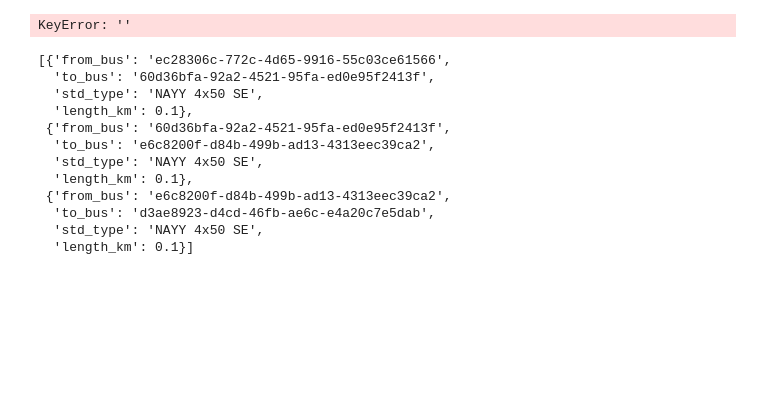
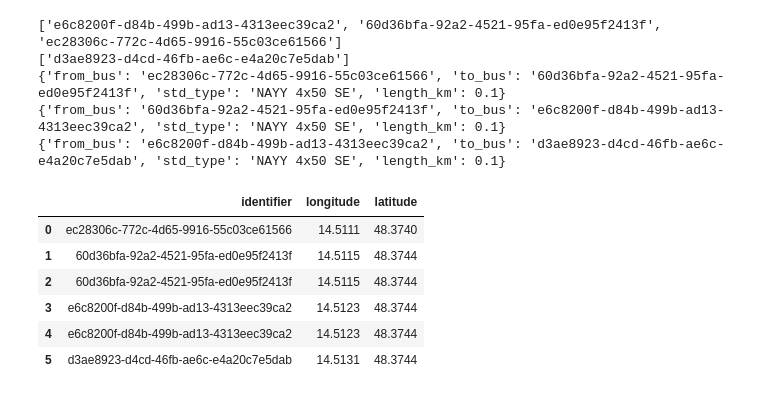
Before and after one commit to prescriptiveanalytics/EnergyScheduling, a Jupyter notebook: Prototype/coordinator/demo.ipynb, the cells around one changed output. Drawn from its saved outputs; the diff is of its cells as text; code cells hidden in the pictures; blank space fills up the shorter version.

```diff
--- a/Prototype/coordinator/demo.ipynb
+++ b/Prototype/coordinator/demo.ipynb
@@ -11,20 +71,36 @@ with open(config_file, "r") as input_file:
+# %%
+lines_df = get_line_connections(consumers, network)
+lines_df
+# %% [output]
+['e6c8200f-d84b-499b-ad13-4313eec39ca2', '60d36bfa-92a2-4521-95fa-ed0e95f2413f', 'ec28306c-772c-4d65-9916-55c03ce61566']
+['d3ae8923-d4cd-46fb-ae6c-e4a20c7e5dab']
+{'from_bus': 'ec28306c-772c-4d65-9916-55c03ce61566', 'to_bus': '60d36bfa-92a2-4521-95fa-ed0e95f2413f', 'std_type': 'NAYY 4x50 SE', 'length_km': 0.1}
+{'from_bus': '60d36bfa-92a2-4521-95fa-ed0e95f2413f', 'to_bus': 'e6c8200f-d84b-499b-ad13-4313eec39ca2', 'std_type': 'NAYY 4x50 SE', 'length_km': 0.1}
+{'from_bus': 'e6c8200f-d84b-499b-ad13-4313eec39ca2', 'to_bus': 'd3ae8923-d4cd-46fb-ae6c-e4a20c7e5dab', 'std_type': 'NAYY 4x50 SE', 'length_km': 0.1}
+|  | identifier | longitude | latitude |
+| 0 | ec28306c-772c-4d65-9916-55c03ce61566 | 14.5111 | 48.3740 |
+| 1 | 60d36bfa-92a2-4521-95fa-ed0e95f2413f | 14.5115 | 48.3744 |
+| 2 | 60d36bfa-92a2-4521-95fa-ed0e95f2413f | 14.5115 | 48.3744 |
+| 3 | e6c8200f-d84b-499b-ad13-4313eec39ca2 | 14.5123 | 48.3744 |
+| 4 | e6c8200f-d84b-499b-ad13-4313eec39ca2 | 14.5123 | 48.3744 |
+| 5 | d3ae8923-d4cd-46fb-ae6c-e4a20c7e5dab | 14.5131 | 48.3744 |
 # %%
 # read consumer data
 request_consumers = f"{config['consumer_api']}/consumer/all"
 result = requests.get(request_consumers)
-consumers = json.loads(json.loads(result.text))
+consumers = json.loads(result.text)
 # read network data
 initialize_network = f"{config['network_api']}/initialize"
 request_initialize = requests.get(initialize_network)
 
 request_network = f"{config['network_api']}/network"
 result = requests.get(request_network)
-network = json.loads(json.loads(result.text))
+network = json.loads(result.text)
 
-unix_time_seconds = 1692347305
+unix_time_seconds = 1692619200
 request_opf = f"{config['network_api']}/opf/{unix_time_seconds}"
-result = requests.get(request_network)
-opf = json.loads(json.loads(result.text))
+result = requests.get(request_opf)
+opf = json.loads(result.text)
 
 # create pandas data frame
 data = {}
@@ -33,33 +109,19 @@ data['identifier'] = [x['identifier'] for x in consumers]
 data['latitude'] = [x['latitude'] for x in consumers]
 data['longitude'] = [x['longitude'] for x in consumers]
 data['category'] = [x['category'] for x in consumers]
-data['network_entity'] = [x['network_entity'] for x in consumers]
+
 
 data['name'] += ([x['name'] for x in network['entities']])
 data['identifier'] += ([x['identifier'] for x in network['entities']])
 data['latitude'] += ([x['latitude'] for x in network['entities']])
 data['longitude'] += ([x['longitude'] for x in network['entities']])
-data['category'] += ([x['category'] for x in network['entities']])
-data['network_entity'] += ([x['network_entity'] for x in network['entities']])
+data['category'] += [x['category'] for x in network['entities']]
 
-df_nodes = pd.DataFrame(data=data)
-
-data_lines = {}
-# data_lines['']
+node_df = pd.DataFrame(data=data)
+bus_df = pd.DataFrame(data=opf['bus'])
+load_df = pd.DataFrame(data=opf['load'])
+line_df = pd.DataFrame(data=opf['line'])
+res_bus = pd.DataFrame(data=opf['res_bus'])
+res_line = pd.DataFrame(data=opf['res_line'])
+res_load = pd.DataFrame(data=opf['res_load'])
+res_ext_grid = pd.DataFrame(data=opf['res_ext_grid'])
-# %% [output]
-KeyError: ''
-# %%
-network['lines']
-# %% [output]
-[{'from_bus': 'ec28306c-772c-4d65-9916-55c03ce61566',
-  'to_bus': '60d36bfa-92a2-4521-95fa-ed0e95f2413f',
-  'std_type': 'NAYY 4x50 SE',
-  'length_km': 0.1},
- {'from_bus': '60d36bfa-92a2-4521-95fa-ed0e95f2413f',
-  'to_bus': 'e6c8200f-d84b-499b-ad13-4313eec39ca2',
-  'std_type': 'NAYY 4x50 SE',
-  'length_km': 0.1},
- {'from_bus': 'e6c8200f-d84b-499b-ad13-4313eec39ca2',
-  'to_bus': 'd3ae8923-d4cd-46fb-ae6c-e4a20c7e5dab',
-  'std_type': 'NAYY 4x50 SE',
-  'length_km': 0.1}]
```
Also changed, not shown: parts of 14 cells of this notebook.
